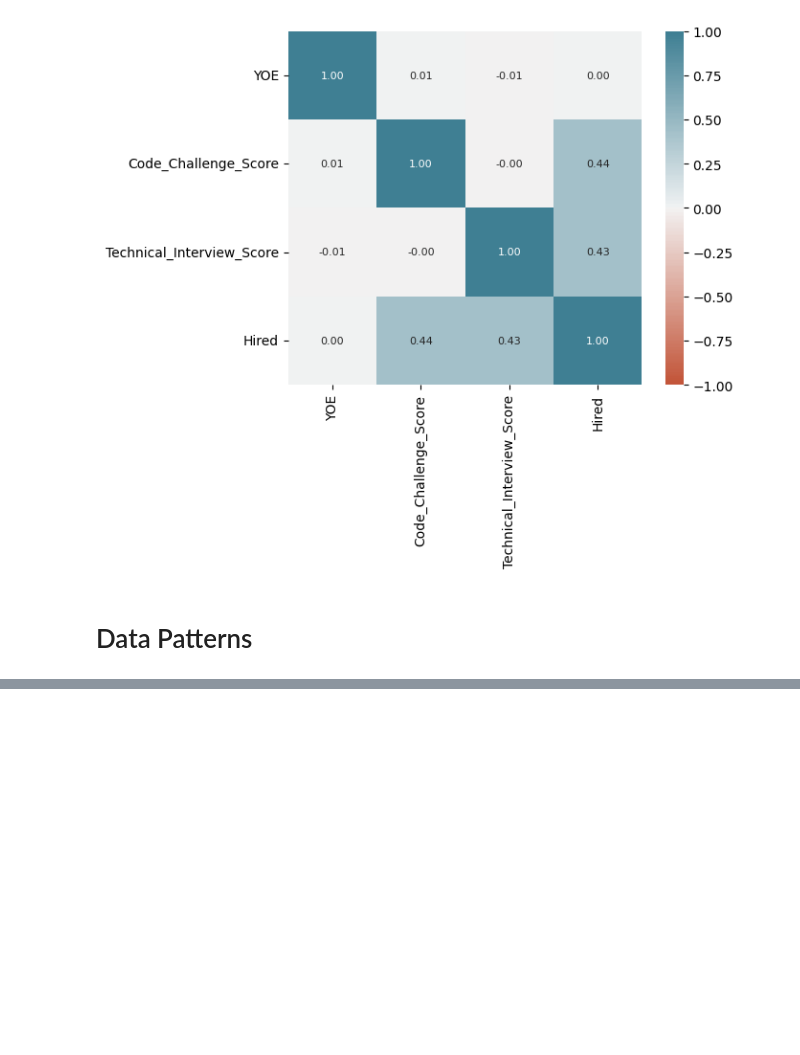
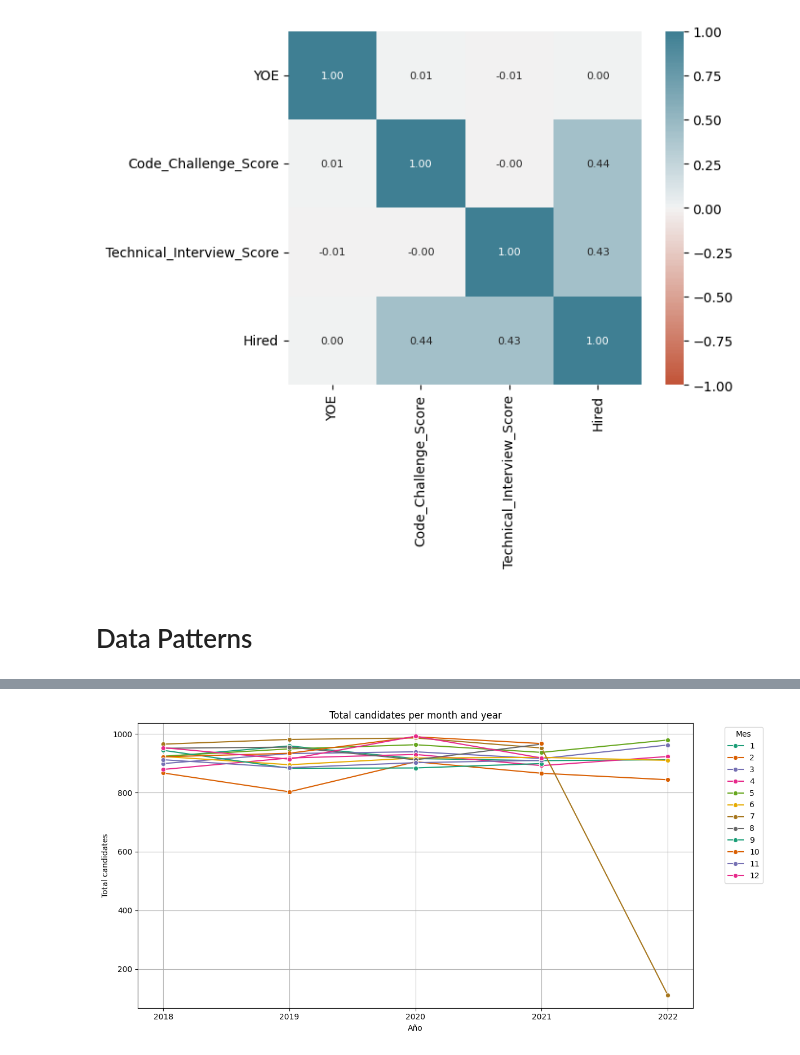
Before and after one commit to caroldvarela/workshop-01, a Jupyter notebook: notebooks/002_EDA.ipynb, the cells around one changed output, grey strips where cells are left out. Drawn from its saved outputs; the diff is of its cells as text; code cells hidden in the pictures; blank space fills up the shorter version.

Commit message:
EDA data patterns

```diff
--- a/notebooks/002_EDA.ipynb
+++ b/notebooks/002_EDA.ipynb
@@ -167,0 +197,27 @@ plt.show()
+# %%
+df_date = df.copy()
+df_date['Application_Date'] = pd.to_datetime(df_date['Application_Date'])
+
+df_date['year'] = df_date['Application_Date'].dt.year
+df_date['month'] = df_date['Application_Date'].dt.month
+
+df_date = df_date[['year', 'month','Hired']]
+
+df_total_candidates = df_date.groupby(['year', 'month']).size().reset_index(name='total_candidates')
+
+df_total_candidates['month'] = df_total_candidates['month'].astype('category')
+
+plt.figure(figsize=(12, 6))
+sns.lineplot(data=df_total_candidates, x='year', y='total_candidates', hue='month', marker='o', palette='Dark2')
+
+plt.title('Total candidates per month and year')
+plt.xlabel('Año')
+plt.ylabel('Total candidates')
+plt.legend(title='Mes', bbox_to_anchor=(1.05, 1), loc='upper left')
+plt.grid(True)
+plt.gca().xaxis.set_major_locator(plt.MaxNLocator(integer=True))
+plt.tight_layout()
+
+plt.show()
+# %% [output]
+[figure, added]
```
Also changed, not shown: parts of 3 cells of this notebook, 1 other file.
